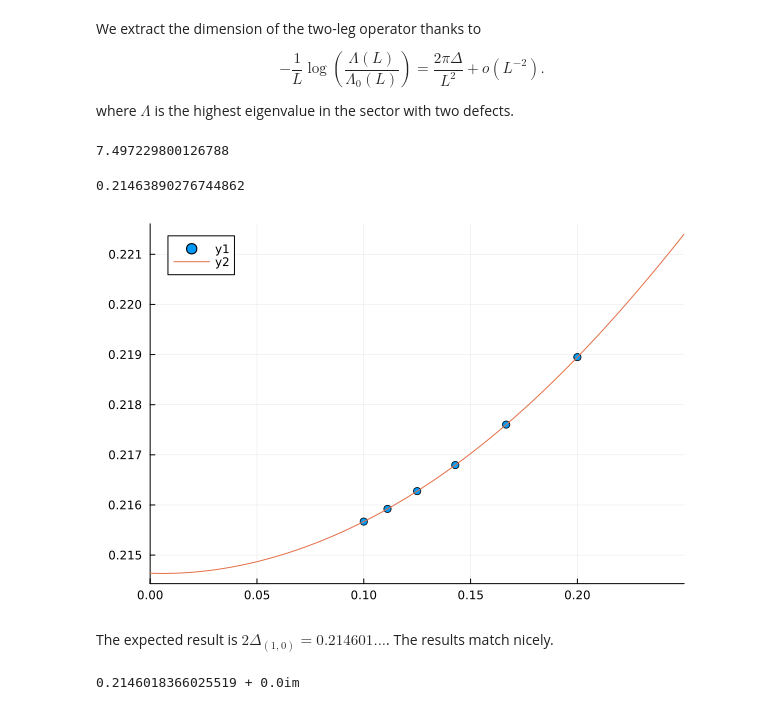
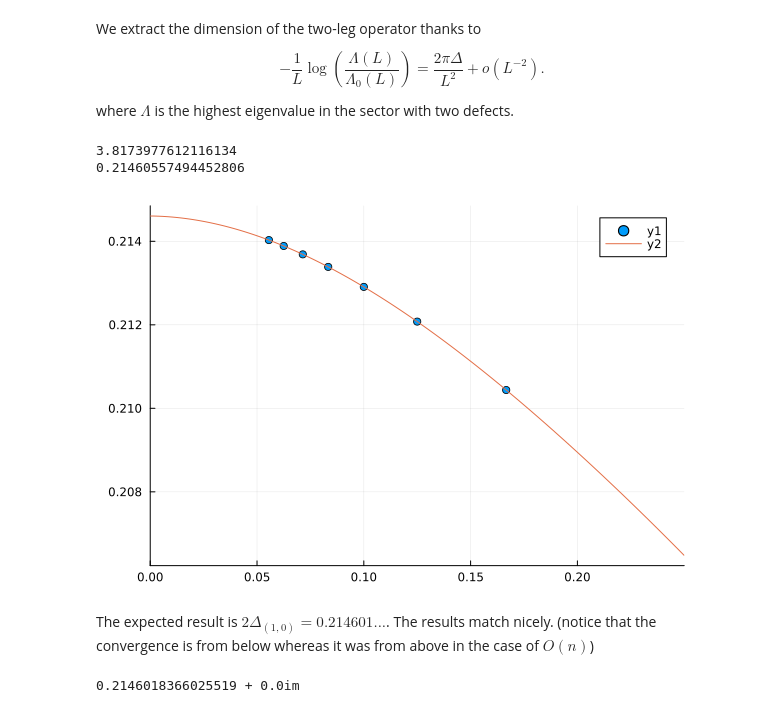
Before and after one commit to Paul-Roux-Phys/3pt-functions-loop-models, a Jupyter notebook: FK_loops/results/extrapolate.ipynb, the cells around one changed output. Drawn from its saved outputs; the diff is of its cells as text; code cells hidden in the pictures.

```diff
--- a/FK_loops/results/extrapolate.ipynb
+++ b/FK_loops/results/extrapolate.ipynb
@@ -74,40 +74,38 @@ $$
 $$
 
 where $\Lambda$ is the highest eigenvalue in the sector with two defects.
-# %%
-# load the data, below is for λ = 0.5, n = -2cos(4λ)
-Λ1s = load("ev_2_defects.jld2", "data")
-Λ1(L) = Λ1s[L][1];
-println(log(abs(Λ1(6))))
-# %% [output]
-7.497229800126788
 # %%
+# load the data, below is for λ = 0.5, n = -2cos(4λ)
+Λ1s = load("ev_2_defects.jld2", "data")
+Λ1(L) = Λ1s[L][1];
+println(log(abs(Λ1(6))))
 @variables Δ
 
 f1(L) = -log(real(Λ1(L)))/L
 
 # get an effective scaling dimension at size L
 eq(L) = f1(L)-f0(L) - π*Δ*2/L^2
 Δ_eff(L) = Symbolics.value(Symbolics.solve_for(eq(L), Δ))
 
-Lrange = 5:10
+Lrange = 6:2:18
 Δ_effs = [Δ_eff(L) for L in Lrange]
 Ls = 1 ./ Lrange
 
 # interpolate the central charges to infinite size
 deg = length(Lrange)-1
 p1 = fit(Ls, Δ_effs)
 println(p1(0))
 
 # Plot to check soundness
 xfine = 0:0.001:0.25
 scatter(Ls, Δ_effs)
 plot!(xfine, p1.(xfine), xlims=(0, 0.25))
 # %% [output]
-0.21463890276744862
+3.8173977612116134
+0.21460557494452806
-[figure, old version]
+[figure, new version]
 # %% [markdown]
-The expected result is $2\Delta_{(1, 0)} = 0.214601...$. The results match nicely.
+The expected result is $2\Delta_{(1, 0)} = 0.214601...$. The results match nicely. (notice that the convergence is from below whereas it was from above in the case of $O(n)$)
 # %%
 c = CentralCharge(:β, β)
 V = Field(c, Kac=true, r=1, s=0)
```
Also changed, not shown: parts of 7 cells of this notebook, 3 other files.
